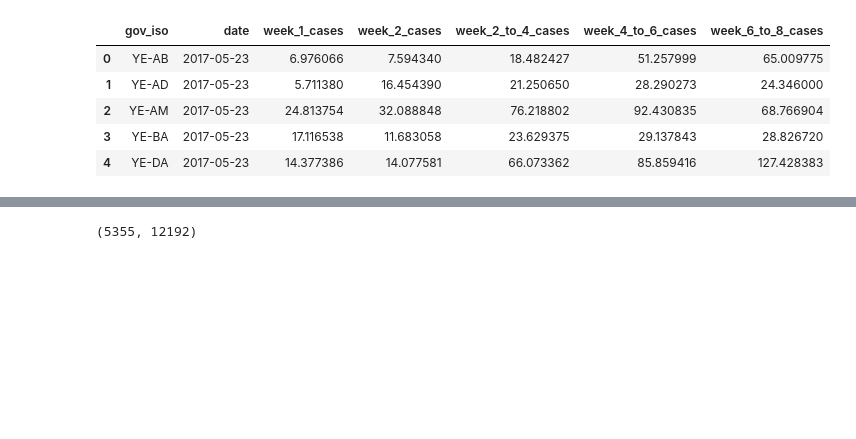
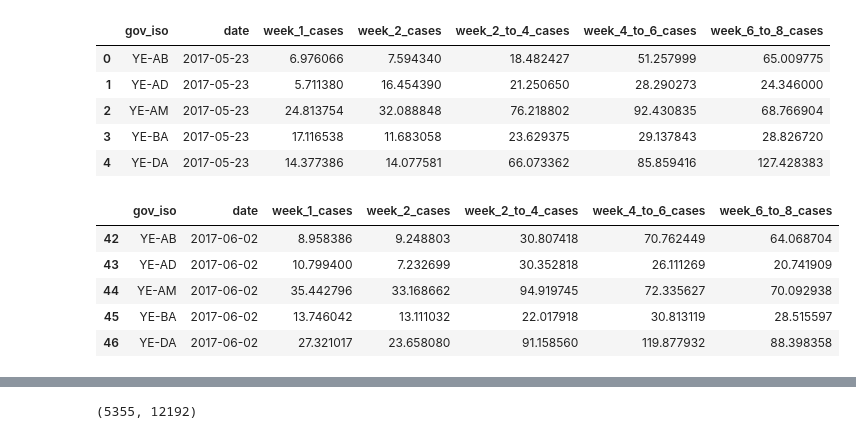
Before and after one commit to rohilbadkundri/CALM, a Jupyter notebook: exhaustive_feature_selection.ipynb, the cells around one changed output, grey strips where cells are left out. Cells and saved outputs as stored; diff of their text form; code cells hidden in the pictures; blank space fills up the shorter version.

```diff
--- a/exhaustive_feature_selection.ipynb
+++ b/exhaustive_feature_selection.ipynb
@@ -53,6 +95,15 @@ y_df.head()
 # ignoring anything that happens before June, as there's not enough data for feature calculation
 full_features = full_features[full_features.date>'2017-06-01']
 y_df = y_df[y_df.date>'2017-06-01']
+# %%
+y_df.head()
+# %% [output]
+|  | gov_iso | date | week_1_cases | week_2_cases | week_2_to_4_cases | week_4_to_6_cases | week_6_to_8_cases |
+| 42 | YE-AB | 2017-06-02 | 8.958386 | 9.248803 | 30.807418 | 70.762449 | 64.068704 |
+| 43 | YE-AD | 2017-06-02 | 10.799400 | 7.232699 | 30.352818 | 26.111269 | 20.741909 |
+| 44 | YE-AM | 2017-06-02 | 35.442796 | 33.168662 | 94.919745 | 72.335627 | 70.092938 |
+| 45 | YE-BA | 2017-06-02 | 13.746042 | 13.111032 | 22.017918 | 30.813119 | 28.515597 |
+| 46 | YE-DA | 2017-06-02 | 27.321017 | 23.658080 | 91.158560 | 119.877932 | 88.398358 |
 # %%
 # splitting ys by time frame
 y1 = y_df[['date', 'gov_iso', 'week_1_cases']]
```
Also changed, not shown: parts of 6 cells of this notebook.
